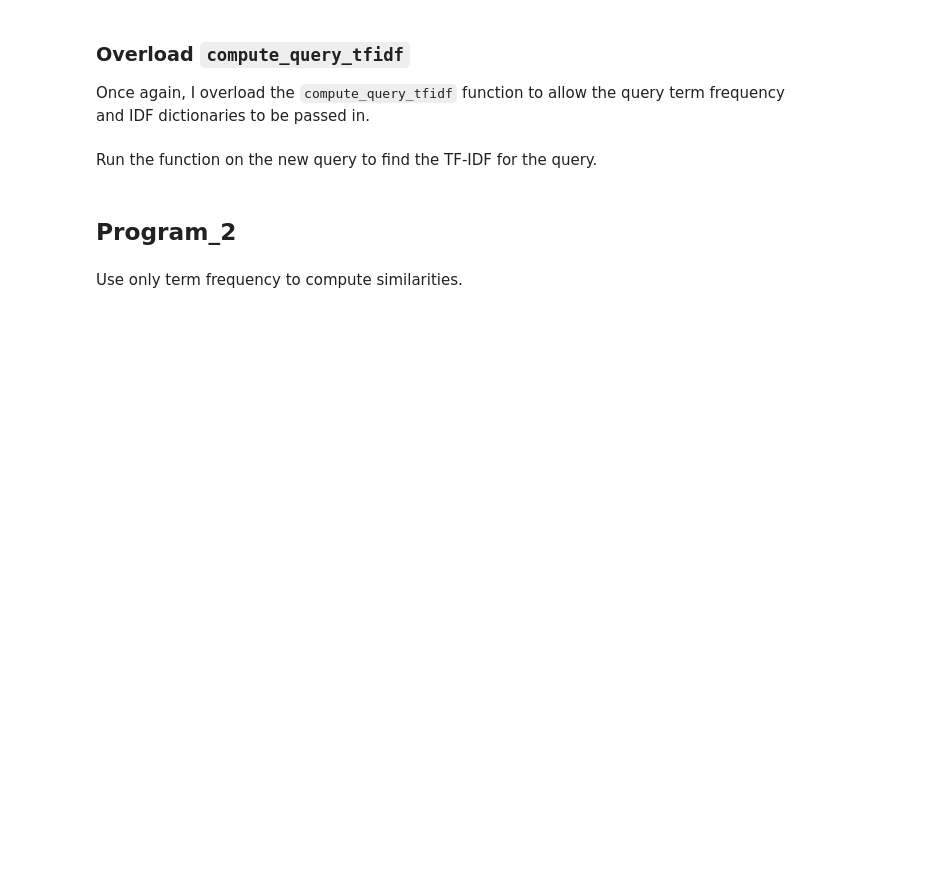
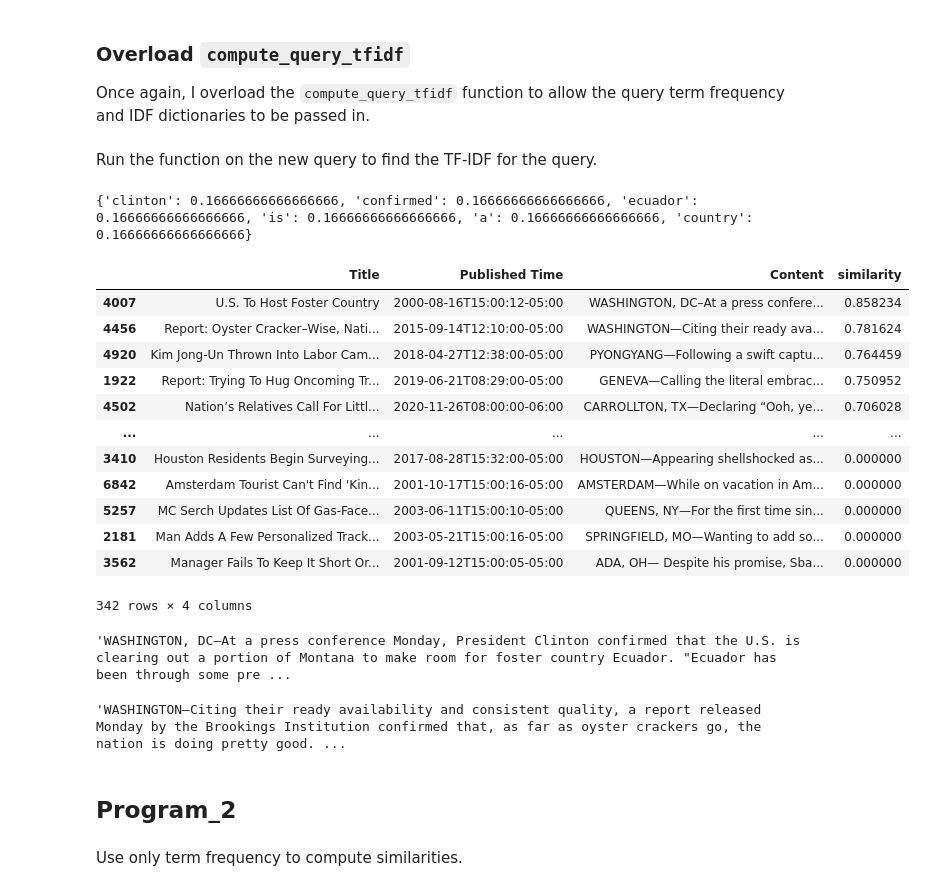
Before and after one commit to mk-imagine/SFSU-CSC620-NLT, a Jupyter notebook: hw11.ipynb, the cells around one changed output. Drawn from its saved outputs; the diff is of its cells as text; code cells hidden in the pictures; blank space fills up the shorter version.

```diff
--- a/hw11.ipynb
+++ b/hw11.ipynb
@@ -355,6 +451,6 @@ Create a new query for this new dataset and use the overloaded function to
 produce the TF-IDF scores list and the dataframe of the TF-IDF scores for each
 word in the query.
 # %%
-query = "president clinton confirmed ecuador is a south american nation"
+query = "clinton confirmed ecuador is a country"
 tf_idf_onion , df_onion = compute_tfidf_with_alldocs(onioncontentlist, query, tf_onion, idf_onion)
 print(df_onion)
@@ -383,6 +497,8 @@ Run the function on the new query to find the TF-IDF for the query.
 # %%
 tfidf_dict_qry = compute_query_tfidf(query, norm_tf_qry, idf_dict_qry)
 print(tfidf_dict_qry)
+# %% [output]
+{'clinton': 0.16666666666666666, 'confirmed': 0.16666666666666666, 'ecuador': 0.16666666666666666, 'is': 0.16666666666666666, 'a': 0.16666666666666666, 'country': 0.16666666666666666}
 # %%
 def rank_similarity_docs(data, df, query):
     cos_sim =[]
@@ -396,11 +512,29 @@ theonion_cp = theonion.copy()
 theonion_cp = theonion_cp.drop(["processed"], axis=1)
 theonion_cp["similarity"] = similarity_onion
 # %%
-theonion_cp.sort_values(by="similarity", ascending=False).head()
+theonion_cp.sort_values(by="similarity", ascending=False)
+# %% [output]
+|  | Title | Published Time | Content | similarity |
+| 4007 | U.S. To Host Foster Country | 2000-08-16T15:00:12-05:00 | WASHINGTON, DC–At a press confere... | 0.858234 |
+| 4456 | Report: Oyster Cracker–Wise, Nati... | 2015-09-14T12:10:00-05:00 | WASHINGTON—Citing their ready ava... | 0.781624 |
+| 4920 | Kim Jong-Un Thrown Into Labor Cam... | 2018-04-27T12:38:00-05:00 | PYONGYANG—Following a swift captu... | 0.764459 |
+| 1922 | Report: Trying To Hug Oncoming Tr... | 2019-06-21T08:29:00-05:00 | GENEVA—Calling the literal embrac... | 0.750952 |
+| 4502 | Nation’s Relatives Call For Littl... | 2020-11-26T08:00:00-06:00 | CARROLLTON, TX—Declaring “Ooh, ye... | 0.706028 |
+| ... | ... | ... | ... | ... |
+| 3410 | Houston Residents Begin Surveying... | 2017-08-28T15:32:00-05:00 | HOUSTON—Appearing shellshocked as... | 0.000000 |
+| 6842 | Amsterdam Tourist Can't Find 'Kin... | 2001-10-17T15:00:16-05:00 | AMSTERDAM—While on vacation in Am... | 0.000000 |
+| 5257 | MC Serch Updates List Of Gas-Face... | 2003-06-11T15:00:10-05:00 | QUEENS, NY—For the first time sin... | 0.000000 |
+| 2181 | Man Adds A Few Personalized Track... | 2003-05-21T15:00:16-05:00 | SPRINGFIELD, MO—Wanting to add so... | 0.000000 |
+| 3562 | Manager Fails To Keep It Short Or... | 2001-09-12T15:00:05-05:00 | ADA, OH— Despite his promise, Sba... | 0.000000 |
+342 rows × 4 columns
 # %%
 theonion_cp.loc[4007, "Content"]
+# %% [output]
+'WASHINGTON, DC–At a press conference Monday, President Clinton confirmed that the U.S. is clearing out a portion of Montana to make room for foster country Ecuador. "Ecuador has been through some pre ...
 # %%
-theonion_cp.loc[4920, "Content"]
+theonion_cp.loc[4456, "Content"]
+# %% [output]
+'WASHINGTON—Citing their ready availability and consistent quality, a report released Monday by the Brookings Institution confirmed that, as far as oyster crackers go, the nation is doing pretty good. ...
 # %% [markdown]
 ## Program_2
 # %% [markdown]
```
Also changed, not shown: parts of 23 cells of this notebook.
